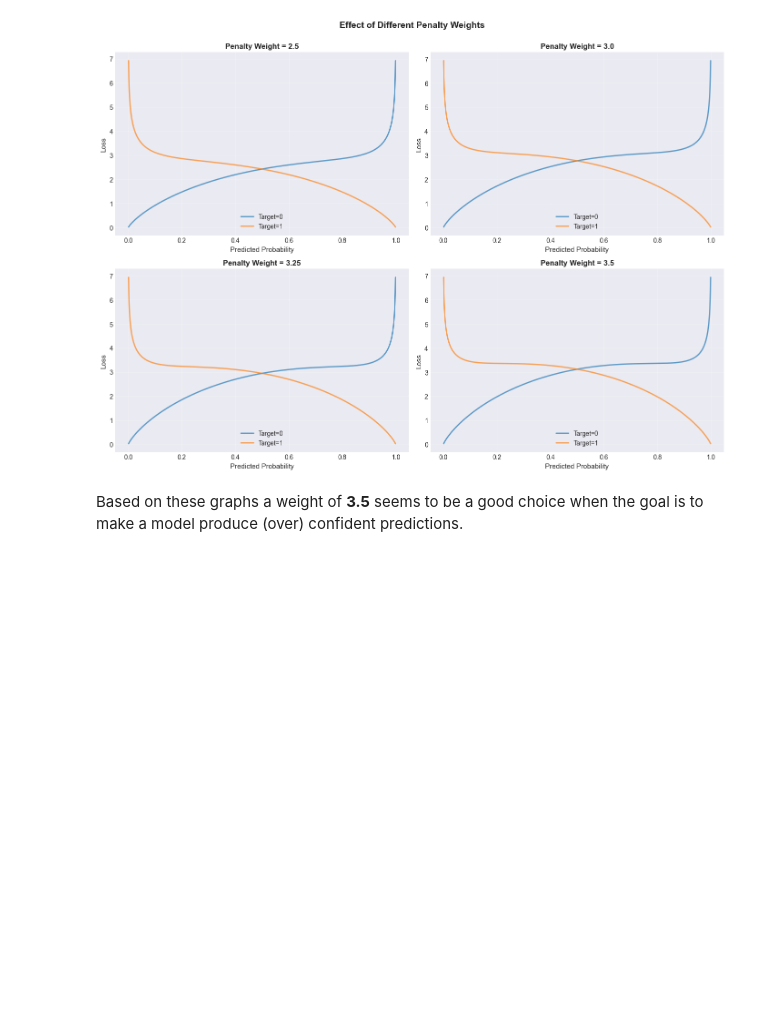
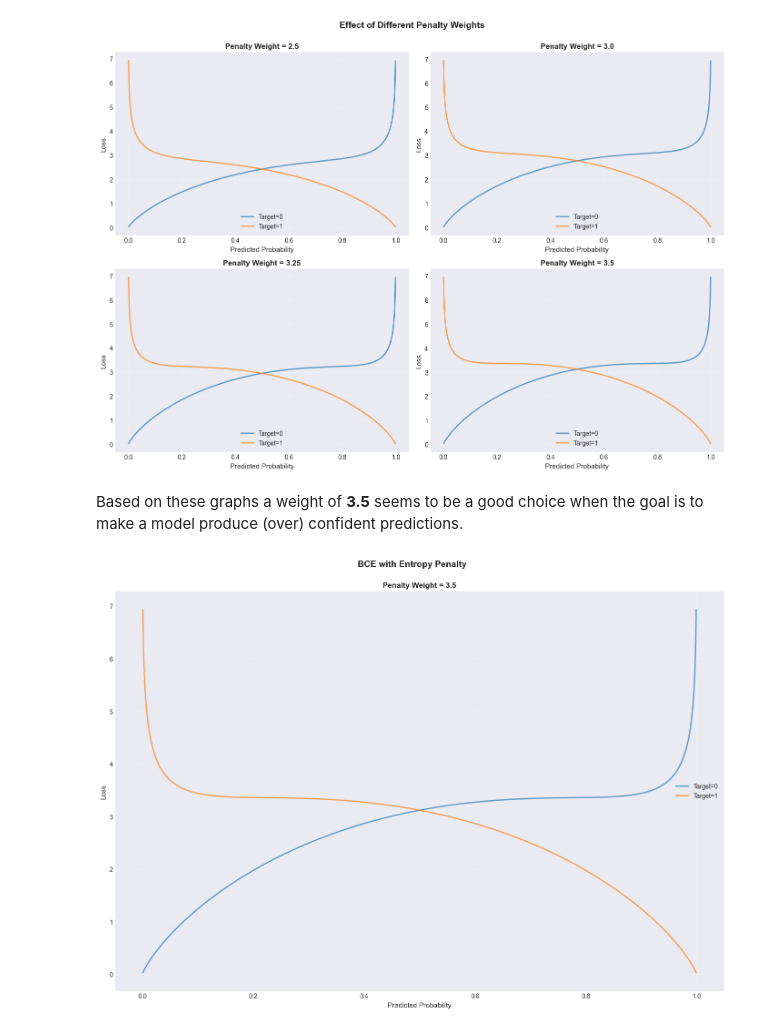
Before and after one commit to d-sbrgr/AICOMP-MMLM, a Jupyter notebook: notebooks/40_bce_negative_entropy_visualization.ipynb, the cells around one changed output. Cells and saved outputs as stored; diff of their text form; code cells hidden in the pictures; blank space fills up the shorter version.

```diff
--- a/notebooks/40_bce_negative_entropy_visualization.ipynb
+++ b/notebooks/40_bce_negative_entropy_visualization.ipynb
@@ -76,7 +76,7 @@ The figure above shows how adding the entropy to the BCE loss increases the loss
 ## Weighing the Entropy Penalty
 The following figures show a few examples of different weights for the entropy penalty added to the BCE loss.
 # %%
-def show_loss_with_weights(penalty_weights):
+def show_loss_with_weight(penalty_weights):
     assert len(penalty_weights) % 2 == 0, "Provide exactly four penalty weights for visualization."
 
     fig, axes = plt.subplots(len(penalty_weights) // 2, 2, figsize=(14, 10))
@@ -210,3 +210,32 @@ show_loss_with_weights([2.5, 3.0, 3.25, 3.5]);
 [figure]
 # %% [markdown]
 Based on these graphs a weight of **3.5** seems to be a good choice when the goal is to make a model produce (over) confident predictions.
+# %%
+def show_loss_with_weight(penalty_weight):
+    fig, ax = plt.subplots(1, 1, figsize=(14, 10))
+
+    loss_fn_temp = BCEWithEntropyLoss(entropy_weight=penalty_weight, reduction="none")
+
+    # Calculate losses for target=0 and target=1
+    losses_target_0 = torch.zeros_like(probs)
+    losses_target_1 = torch.zeros_like(probs)
+
+    losses_target_0 = loss_fn_temp(probs, torch.zeros_like(probs))
+    losses_target_1 = loss_fn_temp(probs, torch.ones_like(probs))
+
+    ax.plot(probs.numpy(), losses_target_0.numpy(), label="Target=0", linewidth=2, alpha=0.7)
+    ax.plot(probs.numpy(), losses_target_1.numpy(), label="Target=1", linewidth=2, alpha=0.7)
+    ax.set_xlabel("Predicted Probability", fontsize=11)
+    ax.set_ylabel("Loss", fontsize=11)
+    ax.set_title(f"Penalty Weight = {penalty_weight}", fontsize=12, fontweight="bold")
+    ax.legend(fontsize=10)
+    ax.grid(True, alpha=0.3)
+
+    fig.suptitle("BCE with Entropy Penalty", fontsize=14, fontweight="bold", y=1.00)
+    fig.tight_layout()
+
+    return fig
+# %%
+show_loss_with_weight(3.5);
+# %% [output]
+[figure, added]
```
Also changed, not shown: parts of 2 cells of this notebook, 8 other files.
